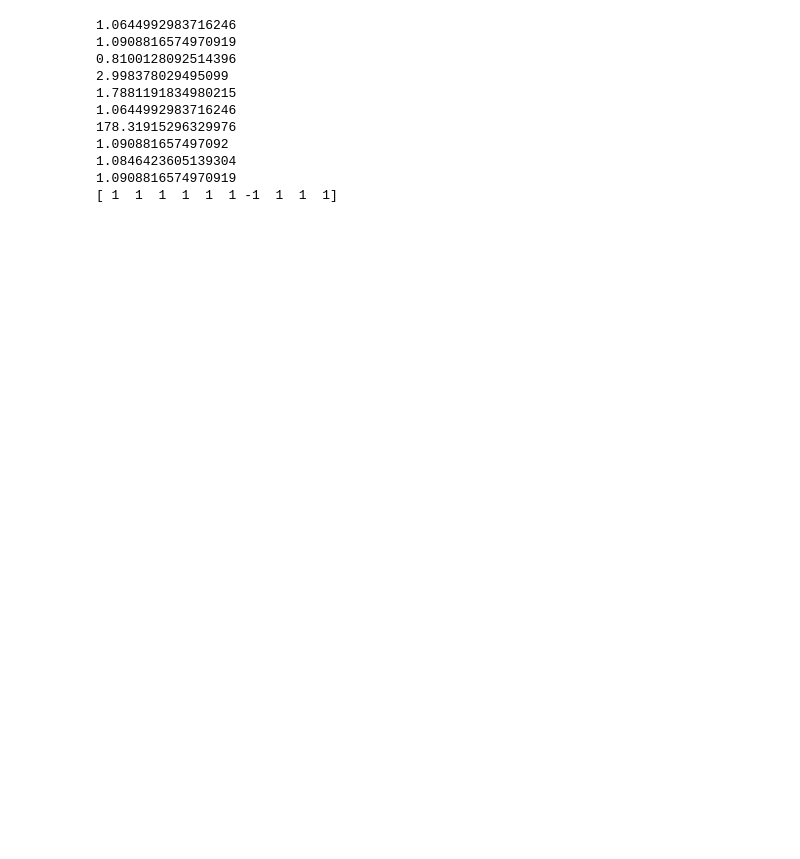
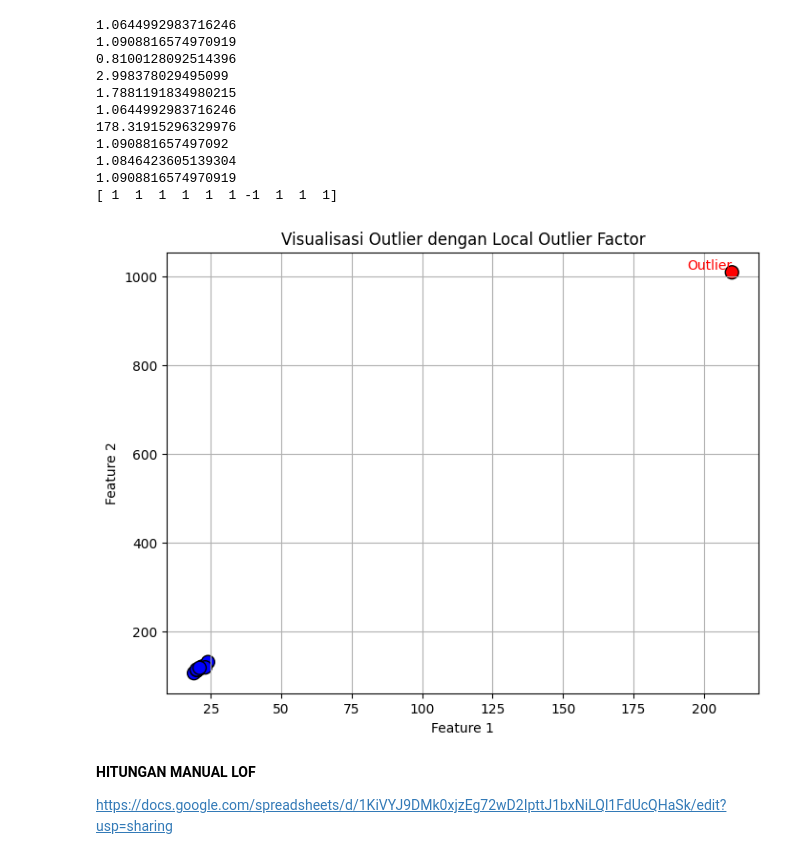
Before and after one commit to AqbilBarakaa/pendata, a Jupyter notebook: pendata/_build/jupyter_execute/Memahami_data.ipynb, the cells around one changed output. Cells and saved outputs as stored; diff of their text form; code cells hidden in the pictures; blank space fills up the shorter version.

```diff
--- a/pendata/_build/jupyter_execute/Memahami_data.ipynb
+++ b/pendata/_build/jupyter_execute/Memahami_data.ipynb
@@ -664,3 +648,26 @@ print(y_pred)
 1.0846423605139304
 1.0908816574970919
 [ 1  1  1  1  1  1 -1  1  1  1]
+# %%
+# Visualisasi
+import matplotlib.pyplot as plt
+plt.figure(figsize=(8, 6))
+colors = np.where(y_pred == 1, 'b', 'r')  # Inlier = biru, Outlier = merah
+plt.scatter(data[:, 0], data[:, 1], c=colors, edgecolors='k', s=100)
+
+# Memberi label untuk titik outlier
+for i, (x, y) in enumerate(data):
+    if y_pred[i] == -1:  # Outlier
+        plt.text(x, y, 'Outlier', fontsize=10, verticalalignment='bottom', horizontalalignment='right', color='red')
+
+plt.xlabel("Feature 1")
+plt.ylabel("Feature 2")
+plt.title("Visualisasi Outlier dengan Local Outlier Factor")
+plt.grid(True)
+plt.show()
+# %% [output]
+[figure, added]
+# %% [markdown]
+**HITUNGAN MANUAL LOF**
+
+https://docs.google.com/spreadsheets/d/1KiVYJ9DMk0xjzEg72wD2IpttJ1bxNiLQl1FdUcQHaSk/edit?usp=sharing
```
Also changed, not shown: parts of 1 cell of this notebook, 14 other files.
